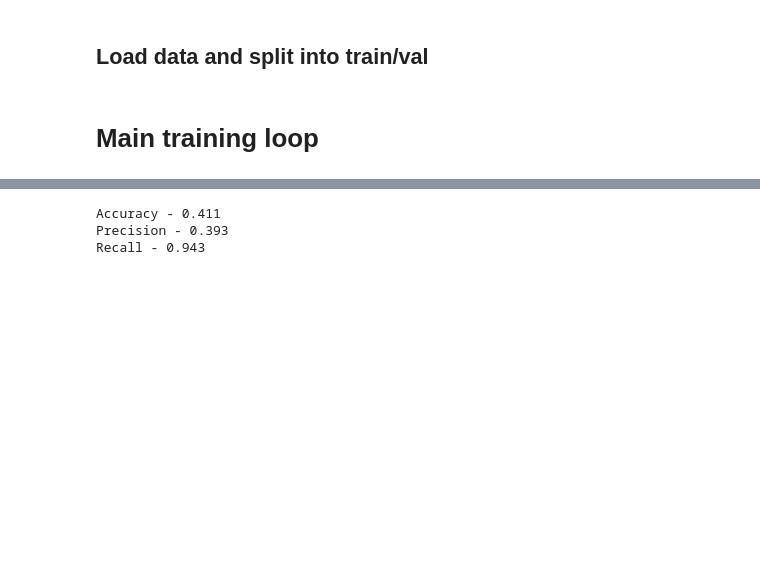
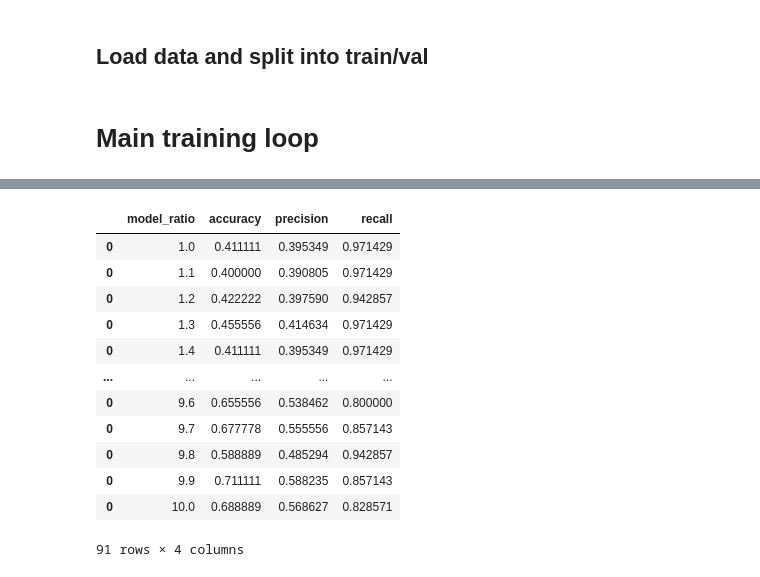
Before and after one commit to Tom11Butler/imbalanced-ml, a Jupyter notebook: pipeline.ipynb, the cells around one changed output, grey strips where cells are left out. Saved outputs shown, nothing was run; the diff lists cells and outputs as text; code cells hidden in the pictures; blank space fills up the shorter version.

```diff
--- a/pipeline.ipynb
+++ b/pipeline.ipynb
@@ -122,8 +137,16 @@ weighted avg       0.56      0.41      0.30        90
-# %%
-print("Accuracy - {:.3f}".format(accuracy_score(val_y, y_hat)))
-print("Precision - {:.3f}".format(precision_score(val_y, y_hat)))
-print("Recall - {:.3f}".format(recall_score(val_y, y_hat)))
-# %% [output]
-Accuracy - 0.411
-Precision - 0.393
-Recall - 0.943
+# %%
+metrics_df
+# %% [output]
+|  | model_ratio | accuracy | precision | recall |
+| 0 | 1.0 | 0.411111 | 0.395349 | 0.971429 |
+| 0 | 1.1 | 0.400000 | 0.390805 | 0.971429 |
+| 0 | 1.2 | 0.422222 | 0.397590 | 0.942857 |
+| 0 | 1.3 | 0.455556 | 0.414634 | 0.971429 |
+| 0 | 1.4 | 0.411111 | 0.395349 | 0.971429 |
+| ... | ... | ... | ... | ... |
+| 0 | 9.6 | 0.655556 | 0.538462 | 0.800000 |
+| 0 | 9.7 | 0.677778 | 0.555556 | 0.857143 |
+| 0 | 9.8 | 0.588889 | 0.485294 | 0.942857 |
+| 0 | 9.9 | 0.711111 | 0.588235 | 0.857143 |
+| 0 | 10.0 | 0.688889 | 0.568627 | 0.828571 |
+91 rows × 4 columns
```
Also changed, not shown: parts of 5 cells of this notebook, 3 other files.
